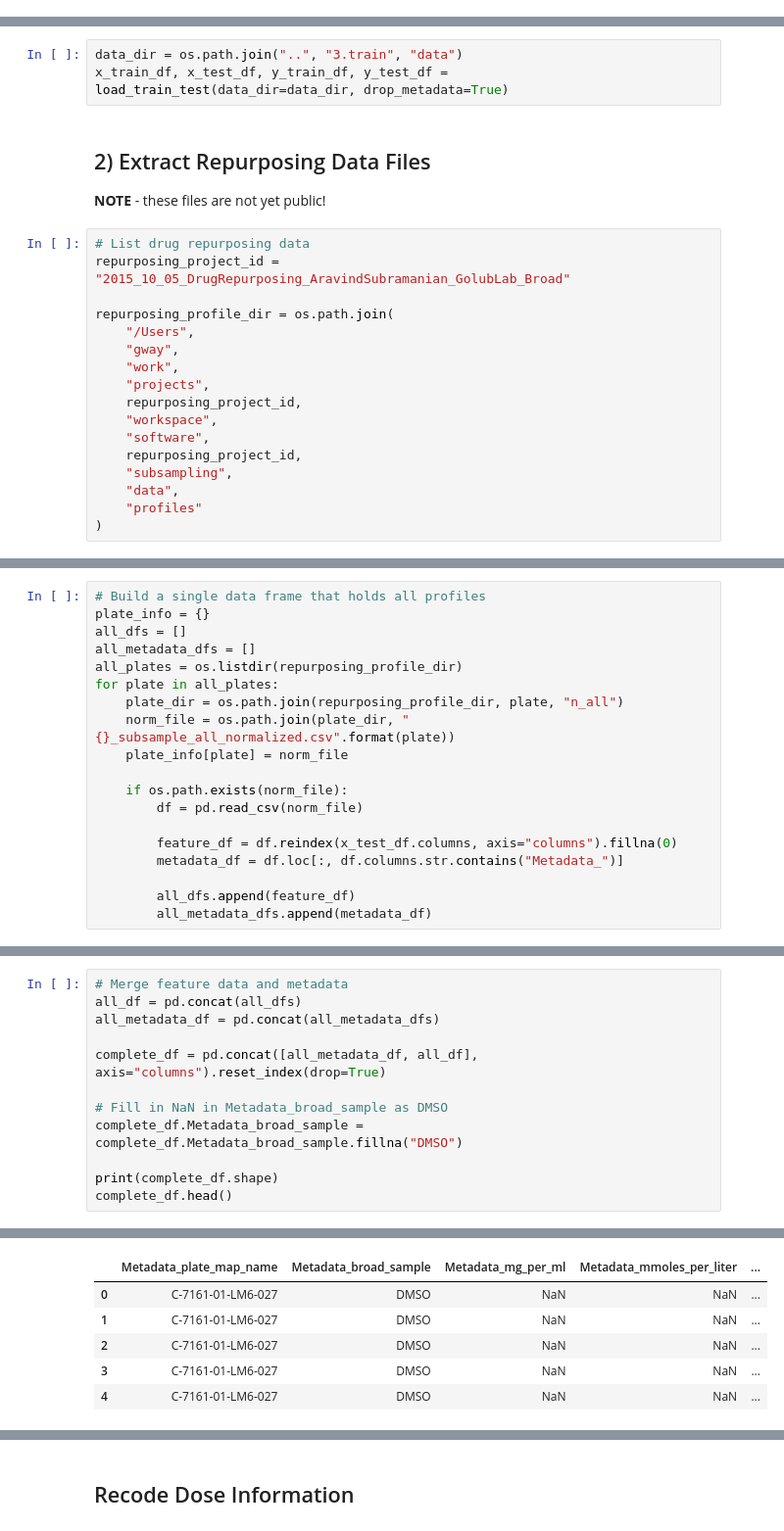
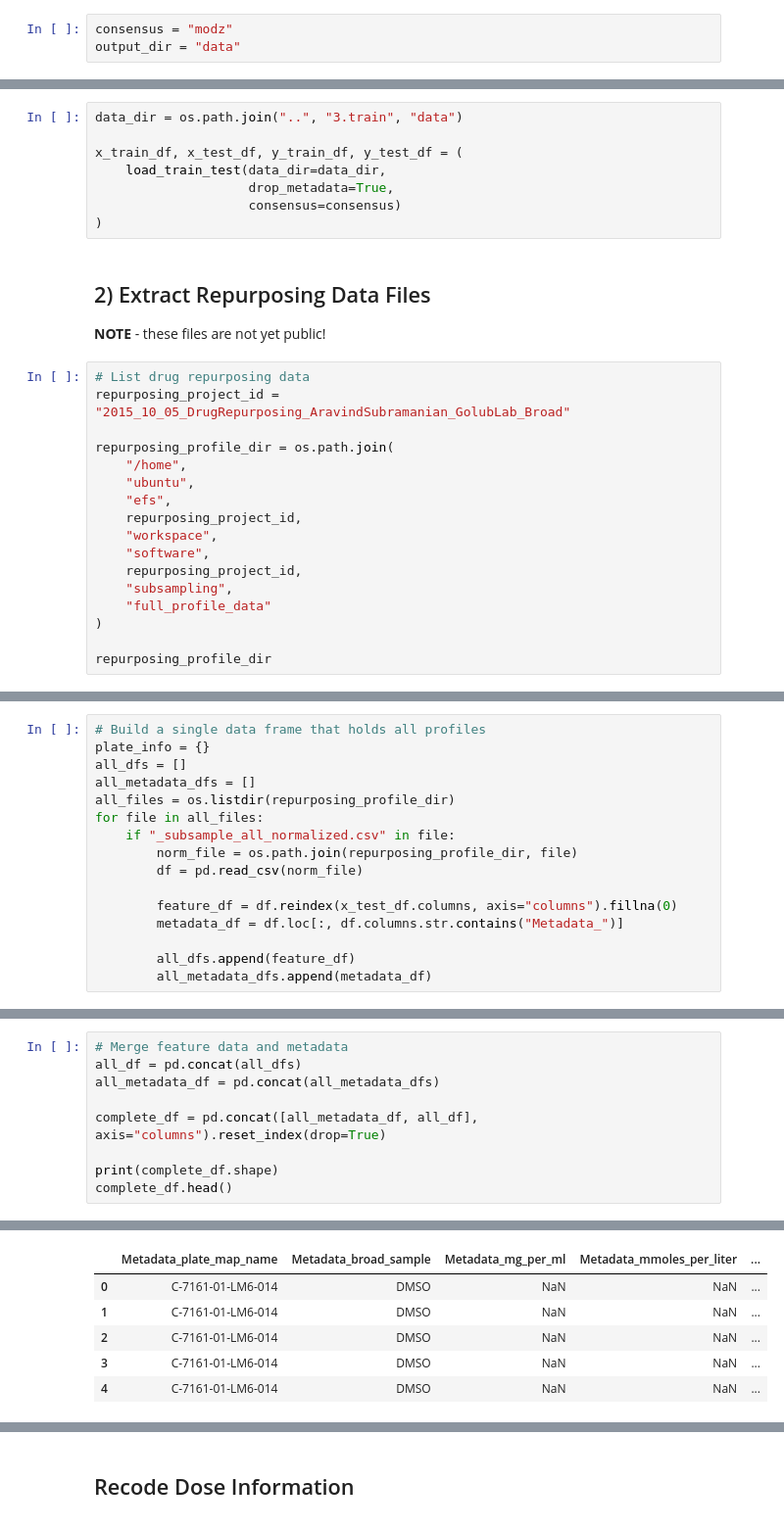
Before and after one commit to broadinstitute/cell-health, a Jupyter notebook: 4.apply/0.apply-models-repurposing.ipynb, the cells around one changed output, grey strips where cells are left out. Shown at 98% size. Cells and saved outputs as stored; diff of their text form.

```diff
--- a/4.apply/0.apply-models-repurposing.ipynb
+++ b/4.apply/0.apply-models-repurposing.ipynb
@@ -25,6 +23,9 @@ from scripts.ml_utils import load_train_test, load_models
 np.random.seed(123)
 # %% [markdown]
 ## 1) Load Models and Training Data
+# %%
+consensus = "modz"
+output_dir = "data"
 # %%
 model_dir = os.path.join("..", "3.train", "models")
 
@@ -33,6 +38,11 @@ shuffle_model_dict, shuffle_model_coef = load_models(model_dir=model_dir, shuffl
 # %%
 data_dir = os.path.join("..", "3.train", "data")
-x_train_df, x_test_df, y_train_df, y_test_df = load_train_test(data_dir=data_dir, drop_metadata=True)
+
+x_train_df, x_test_df, y_train_df, y_test_df = (
+    load_train_test(data_dir=data_dir,
+                    drop_metadata=True,
+                    consensus=consensus)
+)
 # %% [markdown]
 ## 2) Extract Repurposing Data Files
 
@@ -42,15 +52,15 @@ x_train_df, x_test_df, y_train_df, y_test_df = load_train_test(data_dir=data_dir
 repurposing_project_id = "2015_10_05_DrugRepurposing_AravindSubramanian_GolubLab_Broad"
 
 repurposing_profile_dir = os.path.join(
-    "/Users",
-    "gway",
-    "work",
-    "projects",
+    "/home",
+    "ubuntu",
+    "efs",
     repurposing_project_id,
     "workspace",
     "software",
     repurposing_project_id,
     "subsampling",
-    "data",
-    "profiles"
+    "full_profile_data"
 )
+
+repurposing_profile_dir
@@ -59,13 +71,10 @@ repurposing_profile_dir = os.path.join(
 plate_info = {}
 all_dfs = []
 all_metadata_dfs = []
-all_plates = os.listdir(repurposing_profile_dir)
-for plate in all_plates:
-    plate_dir = os.path.join(repurposing_profile_dir, plate, "n_all")
-    norm_file = os.path.join(plate_dir, "{}_subsample_all_normalized.csv".format(plate))
-    plate_info[plate] = norm_file
-
-    if os.path.exists(norm_file):
+all_files = os.listdir(repurposing_profile_dir)
+for file in all_files:
+    if "_subsample_all_normalized.csv" in file:
+        norm_file = os.path.join(repurposing_profile_dir, file)
         df = pd.read_csv(norm_file)
 
         feature_df = df.reindex(x_test_df.columns, axis="columns").fillna(0)
@@ -89,9 +89,6 @@ all_metadata_df = pd.concat(all_metadata_dfs)
 
 complete_df = pd.concat([all_metadata_df, all_df], axis="columns").reset_index(drop=True)
 
-# Fill in NaN in Metadata_broad_sample as DMSO
-complete_df.Metadata_broad_sample = complete_df.Metadata_broad_sample.fillna("DMSO")
-
 print(complete_df.shape)
 complete_df.head()
 # %% [output]
@@ -99,6 +96,6 @@ complete_df.head()
 |  | Metadata_plate_map_name | Metadata_broad_sample | Metadata_mg_per_ml | Metadata_mmoles_per_liter | ... |
-| 0 | C-7161-01-LM6-027 | DMSO | NaN | NaN | ... |
-| 1 | C-7161-01-LM6-027 | DMSO | NaN | NaN | ... |
-| 2 | C-7161-01-LM6-027 | DMSO | NaN | NaN | ... |
-| 3 | C-7161-01-LM6-027 | DMSO | NaN | NaN | ... |
-| 4 | C-7161-01-LM6-027 | DMSO | NaN | NaN | ... |
+| 0 | C-7161-01-LM6-014 | DMSO | NaN | NaN | ... |
+| 1 | C-7161-01-LM6-014 | DMSO | NaN | NaN | ... |
+| 2 | C-7161-01-LM6-014 | DMSO | NaN | NaN | ... |
+| 3 | C-7161-01-LM6-014 | DMSO | NaN | NaN | ... |
+| 4 | C-7161-01-LM6-014 | DMSO | NaN | NaN | ... |
```
Also changed, not shown: parts of 25 cells of this notebook, 1 other file.
